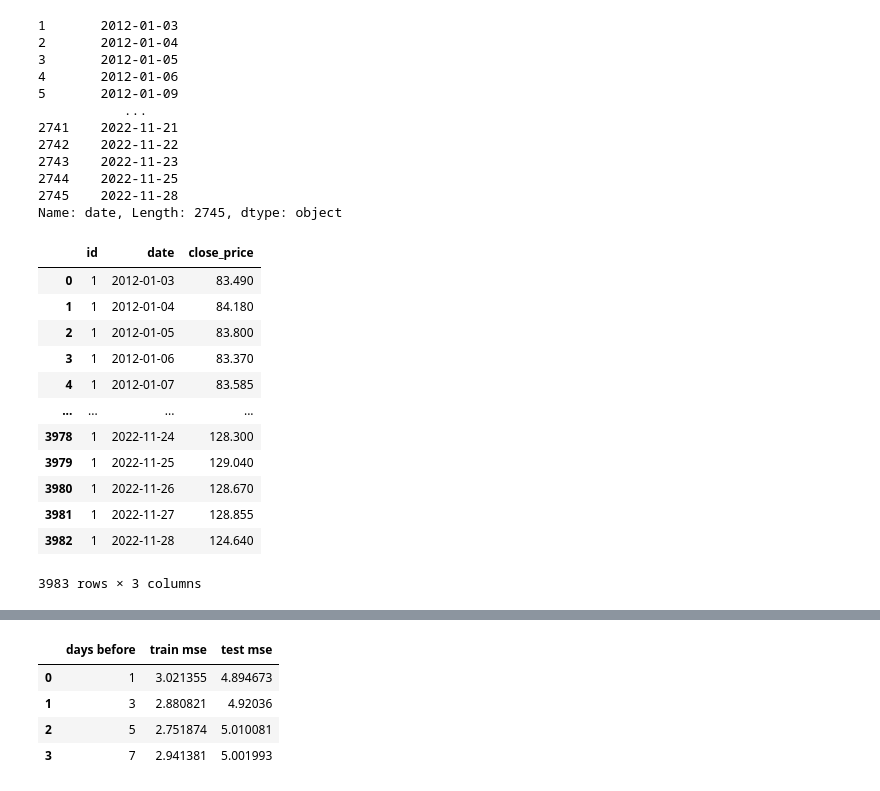
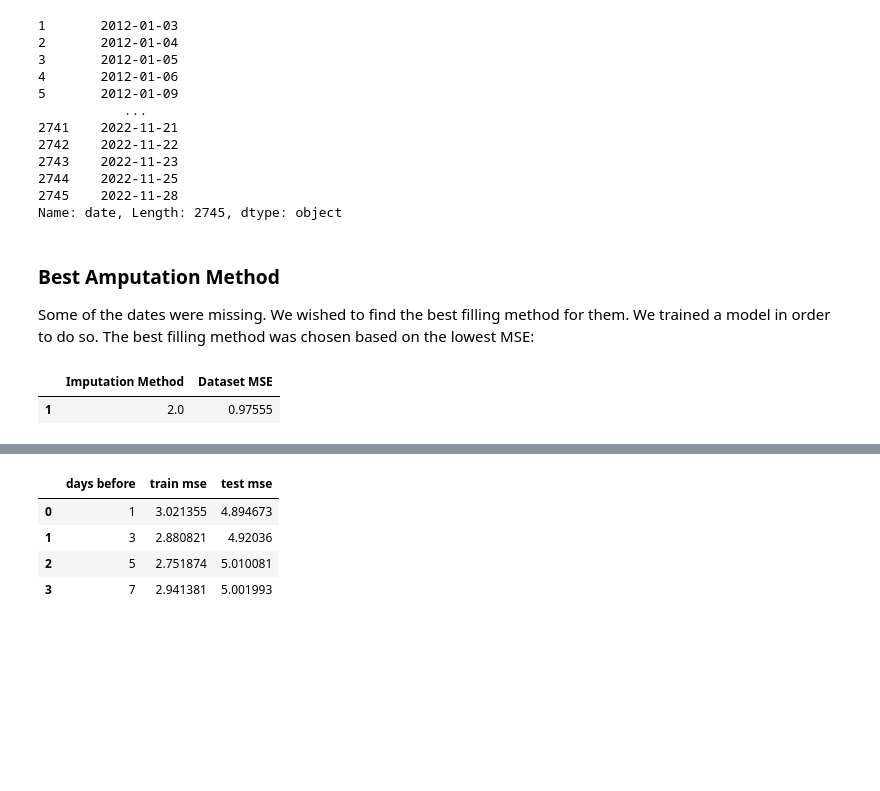
Before and after one commit to Menstuk/stockInspect, a Jupyter notebook: algotrading_model/Algotrading - Modeling On end_of_day_prices Table With 1 Stock.ipynb, the cells around one changed output, grey strips where cells are left out. Drawn from its saved outputs; the diff is of its cells as text; code cells hidden in the pictures; blank space fills up the shorter version.

```diff
--- a/algotrading_model/Algotrading - Modeling On end_of_day_prices Table With 1 Stock.ipynb
+++ b/algotrading_model/Algotrading - Modeling On end_of_day_prices Table With 1 Stock.ipynb
@@ -164,23 +191,51 @@ mmm_data['date']
 Name: date, Length: 2745, dtype: object
 # %%
 preprocess = ut.DataPreprocessor()
+# %% [markdown]
+### Best Amputation Method
+Some of the dates were missing. We wished to find the best filling method for them. We trained a model in order to do so. The best filling method was chosen based on the lowest MSE:
 # %%
-raw_and_missing, missing = preprocess.add_missing_dates(mmm_data, 2)
+rf_starting_params = {'n_estimators': 100, 'oob_score': True, 'random_state': 0}
+
+imputations_df = pd.DataFrame(columns=['Imputation Method', 'Dataset MSE'])
+
+methods_list = [1, 2, 4]
+
+for method in methods_list:
+
+    #Fill each stock data with missing dates-prices by different method:price of the recent date/mean of prices of last 2
+    # dates/mean of prices of last 4 dates
+    raw_and_missing, missing = preprocess.add_missing_dates(mmm_stock_data, method)
+
+    #Drop id column, set 'date' column as index and convert it to 'datetime' data type.
+    # This is done on the unified data, composed of the original dates-prices and artificially filled dates-prices
+    preprocess.alter_table(raw_and_missing, 'date', 'id')
+
+    #create label column
+    raw_and_missing['tomorrow'] = raw_and_missing['close_price'].shift(-1)
+
+    #split to X and y. Remove last row (its label is nan):
+    X, y = preprocess.rmv_nans_splt_Xy(raw_and_missing, 'tomorrow')
+
+    #train random forest with starting parameters:
+    regr = RandomForestRegressor(**rf_starting_params)
+
+    regr.fit(X, y)
+
+    y_preds = regr.predict(X)
+
+    stock_dataset_mse = mean_squared_error(y.values, y_preds)
+
+    imputations_df.loc[len(imputations_df)] = pd.Series({'Imputation Method': method,
+                                                         'Dataset MSE': stock_dataset_mse
+                                                         })
+
+
+best_stock_dataset_mse = imputations_df['Dataset MSE'].min()
+
+best_row = imputations_df[imputations_df['Dataset MSE'] == best_stock_dataset_mse]
+
+best_row
+# %% [output]
+|  | Imputation Method | Dataset MSE |
+| 1 | 2.0 | 0.97555 |
-# %%
-# print the table of raw and missing dates:
-
-raw_and_missing
-# %% [output]
-|  | id | date | close_price |
-| 0 | 1 | 2012-01-03 | 83.490 |
-| 1 | 1 | 2012-01-04 | 84.180 |
-| 2 | 1 | 2012-01-05 | 83.800 |
-| 3 | 1 | 2012-01-06 | 83.370 |
-| 4 | 1 | 2012-01-07 | 83.585 |
-| ... | ... | ... | ... |
-| 3978 | 1 | 2022-11-24 | 128.300 |
-| 3979 | 1 | 2022-11-25 | 129.040 |
-| 3980 | 1 | 2022-11-26 | 128.670 |
-| 3981 | 1 | 2022-11-27 | 128.855 |
-| 3982 | 1 | 2022-11-28 | 124.640 |
-3983 rows × 3 columns
```
Also changed, not shown: parts of 32 cells of this notebook, 10 other files.
